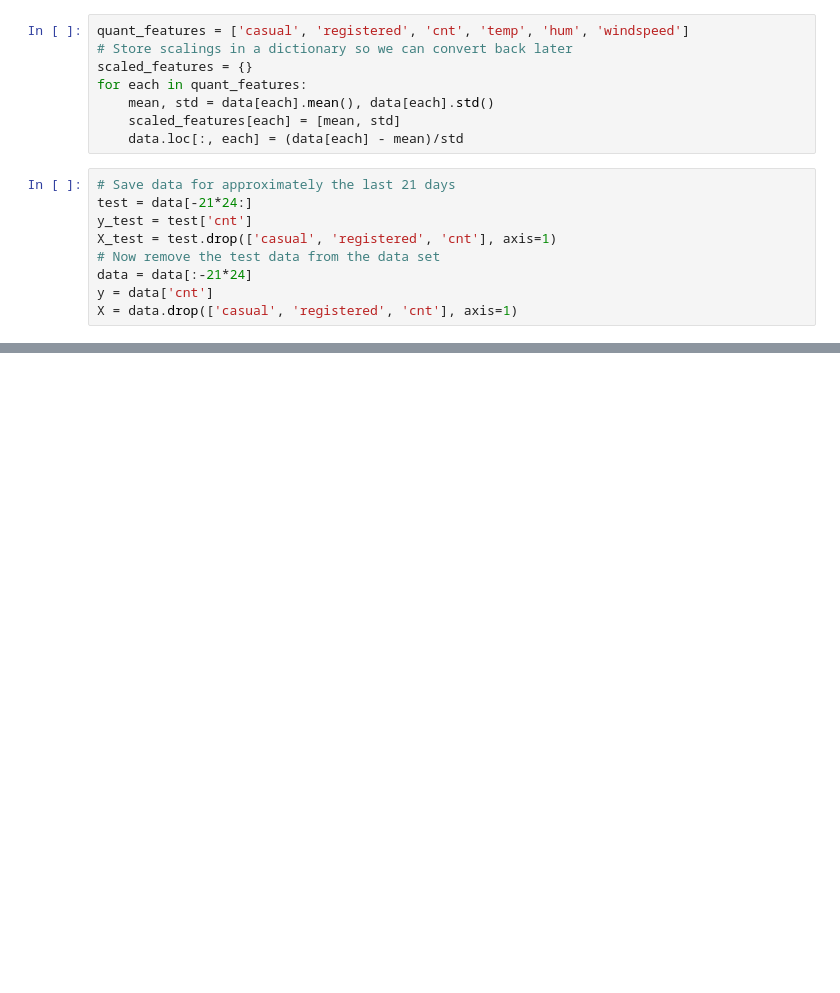
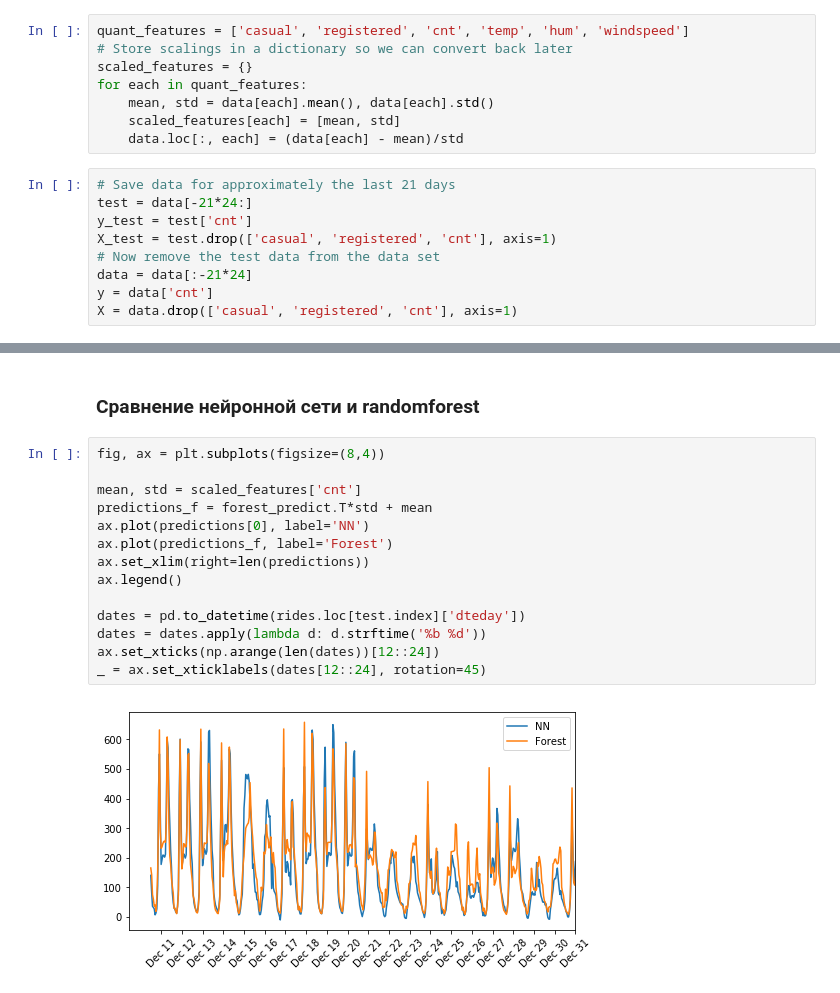
Before and after one commit to mnoiseless/hello-world, a Jupyter notebook: bike_keras1.ipynb, the cells around one changed output, grey strips where cells are left out. Saved outputs shown, nothing was run; the diff lists cells and outputs as text; blank space fills up the shorter version.

```diff
--- a/bike_keras1.ipynb
+++ b/bike_keras1.ipynb
@@ -121,0 +195,18 @@ _ = ax.set_xticklabels(dates[12::24], rotation=45)
+# %% [markdown]
+### Сравнение нейронной сети и randomforest
+# %%
+fig, ax = plt.subplots(figsize=(8,4))
+
+mean, std = scaled_features['cnt']
+predictions_f = forest_predict.T*std + mean
+ax.plot(predictions[0], label='NN')
+ax.plot(predictions_f, label='Forest')
+ax.set_xlim(right=len(predictions))
+ax.legend()
+
+dates = pd.to_datetime(rides.loc[test.index]['dteday'])
+dates = dates.apply(lambda d: d.strftime('%b %d'))
+ax.set_xticks(np.arange(len(dates))[12::24])
+_ = ax.set_xticklabels(dates[12::24], rotation=45)
+# %% [output]
+[figure, added]
```
Also changed, not shown: parts of 16 cells of this notebook.
